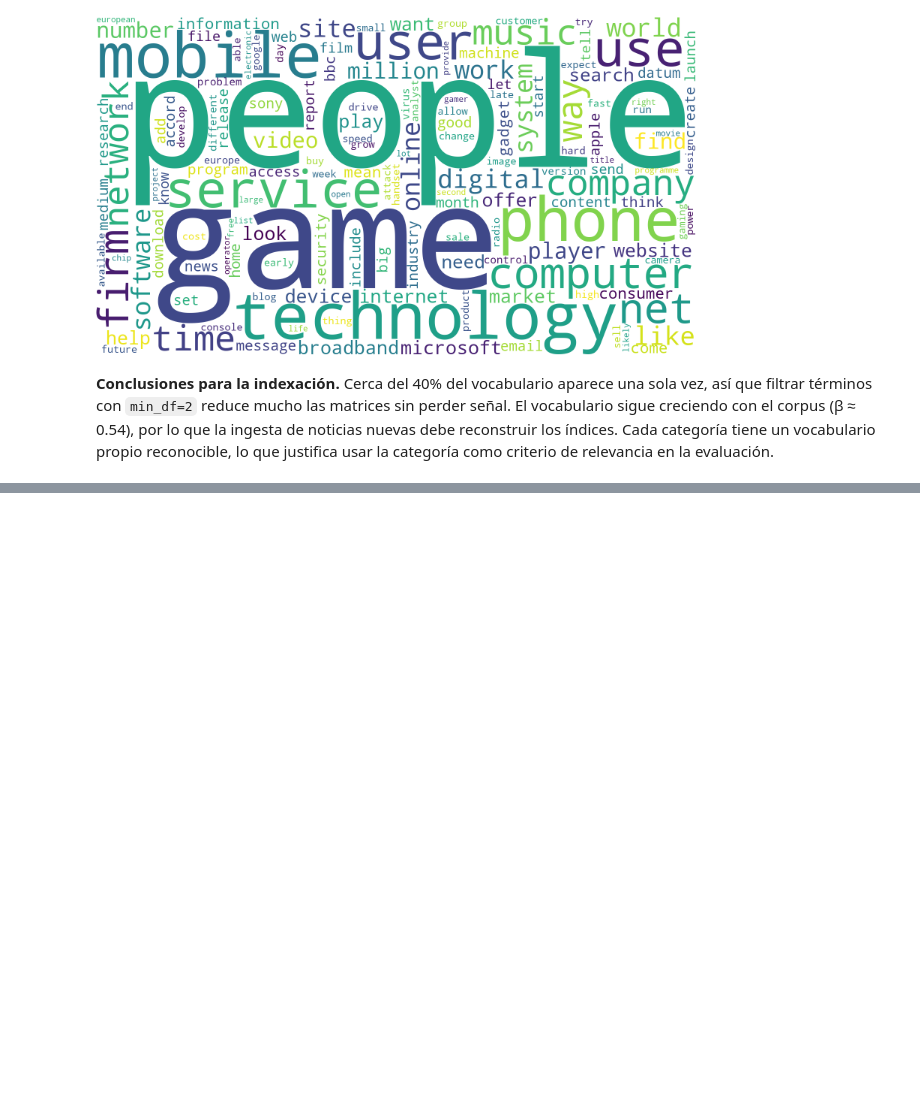
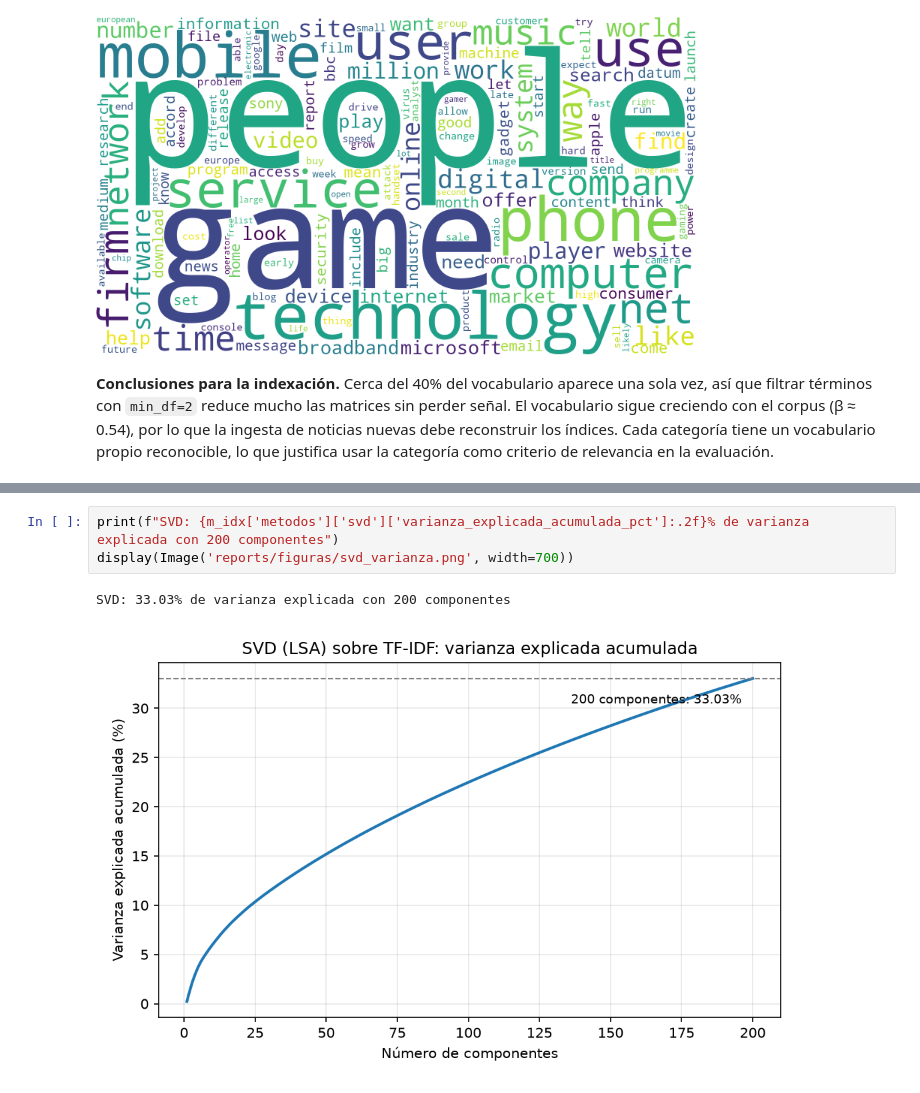
Before and after one commit to DiegoMoctezuma/Recuperaci-nInformaci-n, a Jupyter notebook: práctica.ipynb, the cells around one changed output, grey strips where cells are left out. Saved outputs shown, nothing was run; the diff lists cells and outputs as text; blank space fills up the shorter version.

```diff
--- a/práctica.ipynb
+++ b/práctica.ipynb
@@ -329,0 +358,6 @@ for nombre in ['global', 'business', 'entertainment', 'politics', 'sport', 'tech
+# %%
+print(f"SVD: {m_idx['metodos']['svd']['varianza_explicada_acumulada_pct']:.2f}% de varianza explicada con 200 componentes")
+display(Image('reports/figuras/svd_varianza.png', width=700))
+# %% [output]
+SVD: 33.03% de varianza explicada con 200 componentes
+[figure, added]
```
Also changed, not shown: parts of 9 cells of this notebook, 11 other files.
